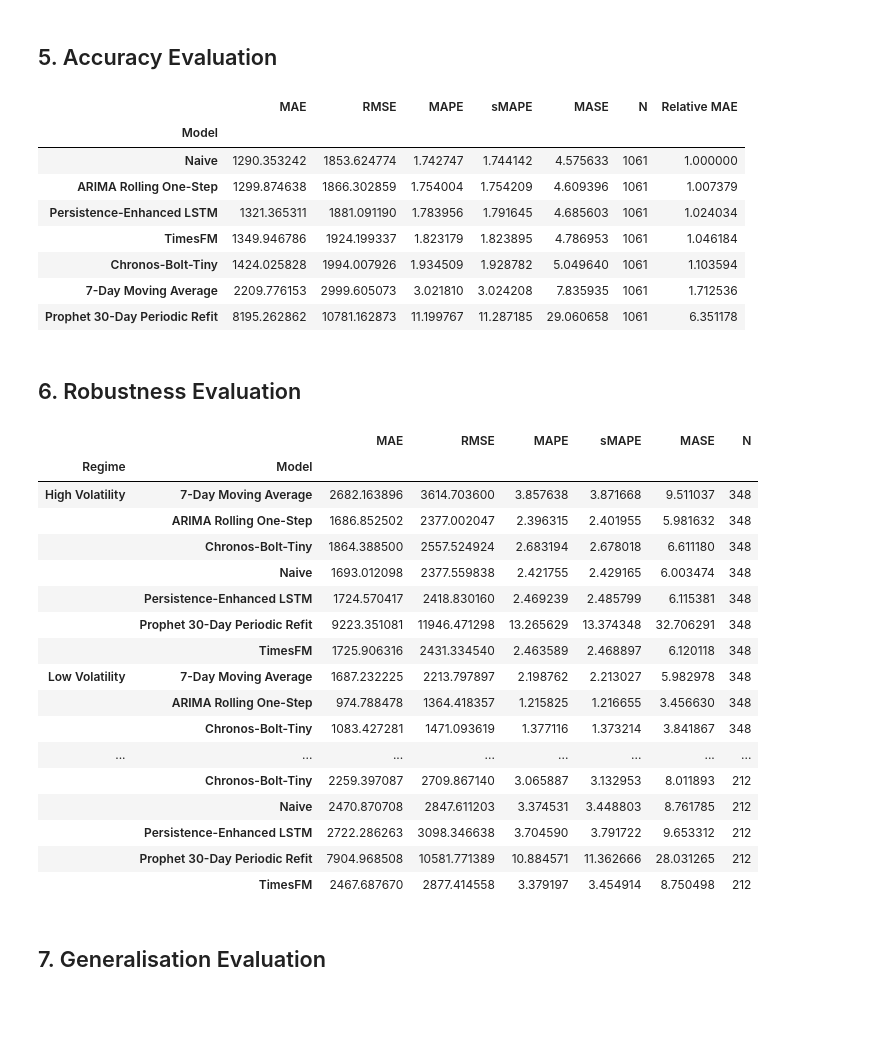
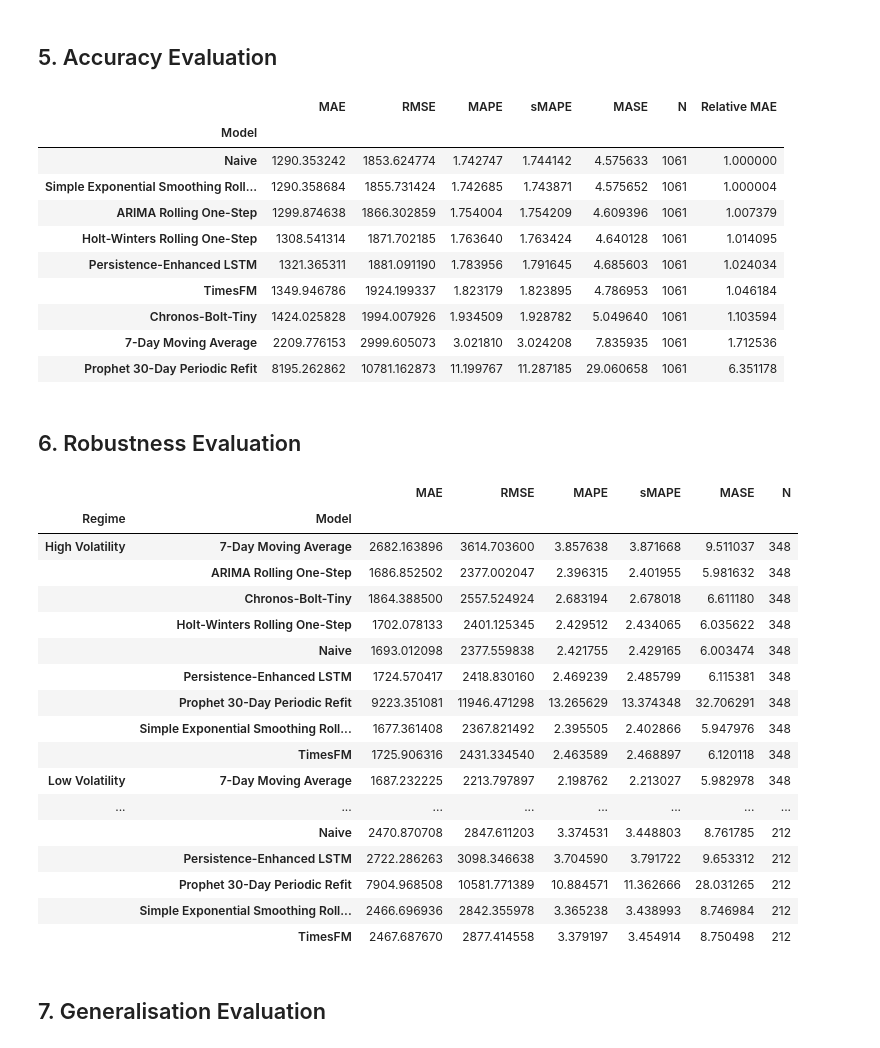
Before and after one commit to mdsoadsolaiman/Time-Series-Foundation-Models, a Jupyter notebook: notebooks/06_Trustworthiness.ipynb, the cells around one changed output. Cells and saved outputs as stored; diff of their text form; code cells hidden in the pictures; blank space fills up the shorter version.

```diff
--- a/notebooks/06_Trustworthiness.ipynb
+++ b/notebooks/06_Trustworthiness.ipynb
@@ -56,6 +58,8 @@ expected_columns = [
     "TimesFM",
     "ARIMA_Rolling",
     "Prophet_Periodic_Refit",
+    "Simple_Exp_Smoothing",
+    "Holt_Winters",
 ]
 
 missing_columns = [column for column in expected_columns if column not in forecast_results.columns]
@@ -70,7 +74,7 @@ value_columns = expected_columns[1:]
 
 artifact_validation = pd.DataFrame(
     [
-        {"Check": "Shape is (1061, 8) before Timestamp index", "Result": tuple(pd.read_csv(forecast_artifact_path).shape) == (1061, 8)},
+        {"Check": "Shape is (1061, 10) before Timestamp index", "Result": tuple(pd.read_csv(forecast_artifact_path).shape) == (1061, 10)},
         {"Check": "Timestamp unique", "Result": forecast_results.index.is_unique},
         {"Check": "Timestamp sorted", "Result": forecast_results.index.is_monotonic_increasing},
         {"Check": "No missing values", "Result": not forecast_results[value_columns].isna().any().any()},
@@ -203,6 +214,8 @@ forecast_series = {
     "Chronos-Bolt-Tiny": forecast_results["Chronos_Bolt_Tiny"].rename("Chronos-Bolt-Tiny"),
     "ARIMA Rolling One-Step": forecast_results["ARIMA_Rolling"].rename("ARIMA Rolling One-Step"),
     "Prophet 30-Day Periodic Refit": forecast_results["Prophet_Periodic_Refit"].rename("Prophet 30-Day Periodic Refit"),
+    "Simple Exponential Smoothing Rolling One-Step": forecast_results["Simple_Exp_Smoothing"].rename("Simple Exponential Smoothing Rolling One-Step"),
+    "Holt-Winters Rolling One-Step": forecast_results["Holt_Winters"].rename("Holt-Winters Rolling One-Step"),
 }
 
 # Deterministic no-leakage 7-day moving average: prediction at t uses t-7 through t-1 only.
@@ -226,34 +239,36 @@ if original_lstm_vector_exists:
     if "Original_LSTM" in forecast_results.columns:
         forecast_series["Original LSTM"] = forecast_results["Original_LSTM"].rename("Original LSTM")
     else:
         original_lstm_path = PROJECT_ROOT / "results" / "original_lstm_forecast.csv"
         original_lstm_df = pd.read_csv(original_lstm_path, parse_dates=["Timestamp"]).set_index("Timestamp")
         if original_lstm_df.index.tz is None:
             original_lstm_df.index = original_lstm_df.index.tz_localize("UTC")
         forecast_series["Original LSTM"] = original_lstm_df.iloc[:, 0].reindex(y_test.index).rename("Original LSTM")
 
 metrics_rows = []
 for model_name, forecast in forecast_series.items():
     metrics_rows.append(
         {
             "Model": model_name,
             "MAE": mae(y_test, forecast),
             "RMSE": rmse(y_test, forecast),
             "MAPE": mape(y_test, forecast),
             "sMAPE": smape(y_test, forecast),
             "MASE": mase(y_test, forecast, train, seasonal_period=1),
             "N": len(pd.concat([y_test, forecast], axis=1).dropna()),
         }
     )
 
 metrics_table = pd.DataFrame(metrics_rows).set_index("Model")
 metrics_table["Relative MAE"] = metrics_table["MAE"] / metrics_table.loc["Naive", "MAE"]
 metrics_table.sort_values("RMSE")
 # %% [output]
 |  | MAE | RMSE | MAPE | sMAPE | MASE | N | Relative MAE |
 | Model |  |  |  |  |  |  |  |
 | Naive | 1290.353242 | 1853.624774 | 1.742747 | 1.744142 | 4.575633 | 1061 | 1.000000 |
+| Simple Exponential Smoothing Roll... | 1290.358684 | 1855.731424 | 1.742685 | 1.743871 | 4.575652 | 1061 | 1.000004 |
 | ARIMA Rolling One-Step | 1299.874638 | 1866.302859 | 1.754004 | 1.754209 | 4.609396 | 1061 | 1.007379 |
+| Holt-Winters Rolling One-Step | 1308.541314 | 1871.702185 | 1.763640 | 1.763424 | 4.640128 | 1061 | 1.014095 |
 | Persistence-Enhanced LSTM | 1321.365311 | 1881.091190 | 1.783956 | 1.791645 | 4.685603 | 1061 | 1.024034 |
 | TimesFM | 1349.946786 | 1924.199337 | 1.823179 | 1.823895 | 4.786953 | 1061 | 1.046184 |
 | Chronos-Bolt-Tiny | 1424.025828 | 1994.007926 | 1.934509 | 1.928782 | 5.049640 | 1061 | 1.103594 |
@@ -301,18 +316,18 @@ regime_performance
 | High Volatility | 7-Day Moving Average | 2682.163896 | 3614.703600 | 3.857638 | 3.871668 | 9.511037 | 348 |
 |  | ARIMA Rolling One-Step | 1686.852502 | 2377.002047 | 2.396315 | 2.401955 | 5.981632 | 348 |
 |  | Chronos-Bolt-Tiny | 1864.388500 | 2557.524924 | 2.683194 | 2.678018 | 6.611180 | 348 |
+|  | Holt-Winters Rolling One-Step | 1702.078133 | 2401.125345 | 2.429512 | 2.434065 | 6.035622 | 348 |
 |  | Naive | 1693.012098 | 2377.559838 | 2.421755 | 2.429165 | 6.003474 | 348 |
 |  | Persistence-Enhanced LSTM | 1724.570417 | 2418.830160 | 2.469239 | 2.485799 | 6.115381 | 348 |
 |  | Prophet 30-Day Periodic Refit | 9223.351081 | 11946.471298 | 13.265629 | 13.374348 | 32.706291 | 348 |
+|  | Simple Exponential Smoothing Roll... | 1677.361408 | 2367.821492 | 2.395505 | 2.402866 | 5.947976 | 348 |
 |  | TimesFM | 1725.906316 | 2431.334540 | 2.463589 | 2.468897 | 6.120118 | 348 |
 | Low Volatility | 7-Day Moving Average | 1687.232225 | 2213.797897 | 2.198762 | 2.213027 | 5.982978 | 348 |
-|  | ARIMA Rolling One-Step | 974.788478 | 1364.418357 | 1.215825 | 1.216655 | 3.456630 | 348 |
-|  | Chronos-Bolt-Tiny | 1083.427281 | 1471.093619 | 1.377116 | 1.373214 | 3.841867 | 348 |
 | ... | ... | ... | ... | ... | ... | ... | ... |
-|  | Chronos-Bolt-Tiny | 2259.397087 | 2709.867140 | 3.065887 | 3.132953 | 8.011893 | 212 |
 |  | Naive | 2470.870708 | 2847.611203 | 3.374531 | 3.448803 | 8.761785 | 212 |
 |  | Persistence-Enhanced LSTM | 2722.286263 | 3098.346638 | 3.704590 | 3.791722 | 9.653312 | 212 |
 |  | Prophet 30-Day Periodic Refit | 7904.968508 | 10581.771389 | 10.884571 | 11.362666 | 28.031265 | 212 |
+|  | Simple Exponential Smoothing Roll... | 2466.696936 | 2842.355978 | 3.365238 | 3.438993 | 8.746984 | 212 |
 |  | TimesFM | 2467.687670 | 2877.414558 | 3.379197 | 3.454914 | 8.750498 | 212 |
 # %% [markdown]
 ## 7. Generalisation Evaluation
```
Also changed, not shown: parts of 13 cells of this notebook, 2 other files.
